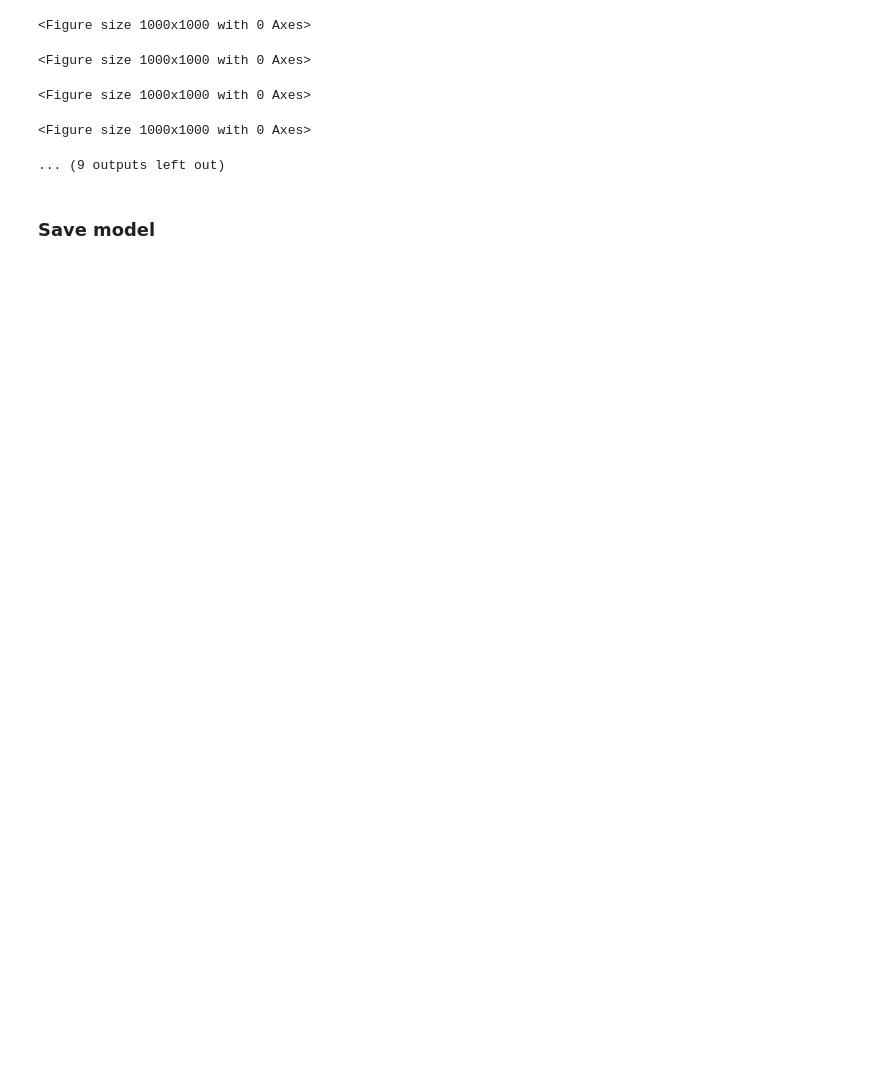
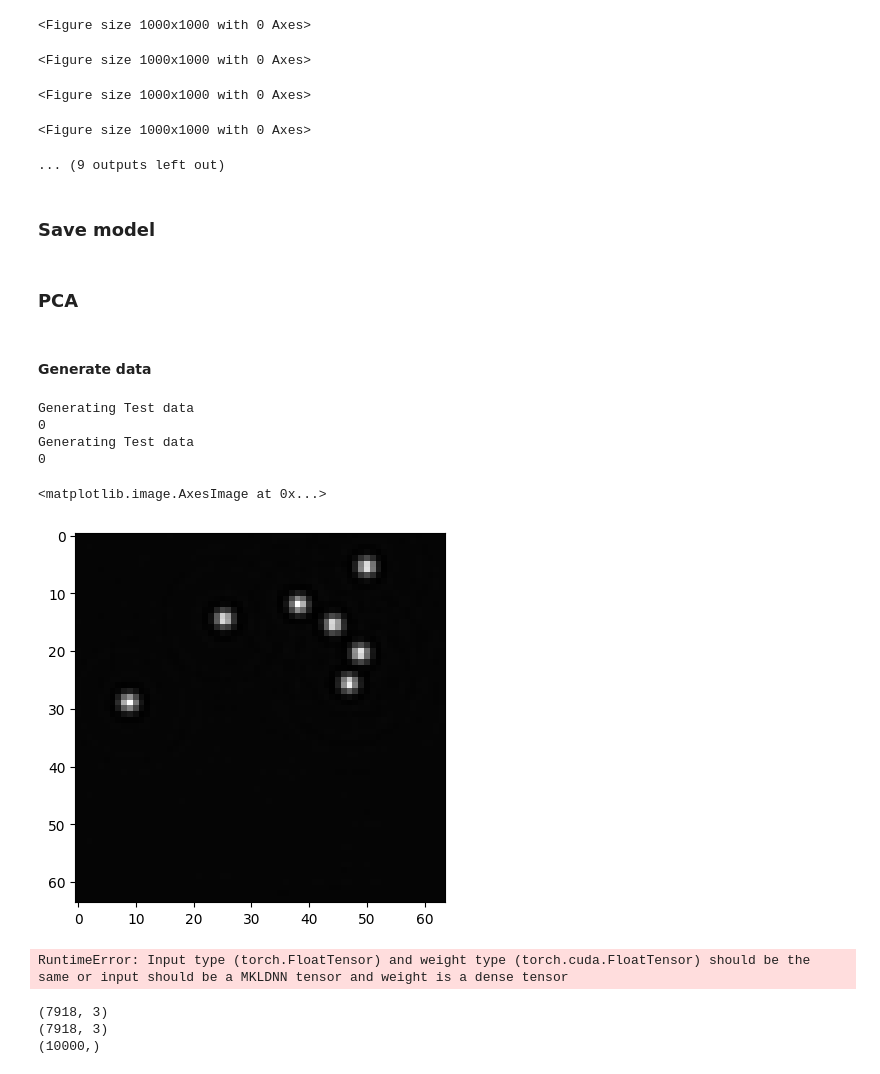
Before and after one commit to GideonJagen/ObjCentricVAE, a Jupyter notebook: test.ipynb, the cells around one changed output. Cells and saved outputs as stored; diff of their text form; code cells hidden in the pictures; blank space fills up the shorter version.

```diff
--- a/test.ipynb
+++ b/test.ipynb
@@ -918,0 +913,4 @@ torch.save(model.state_dict(), "../state_dicts/model-5-20000-presWFix-glimNaN-an
+# %% [markdown]
+### PCA
+# %% [markdown]
+#### Generate data
@@ -918,0 +1006,62 @@ torch.save(model.state_dict(), "../state_dicts/model-5-20000-presWFix-glimNaN-an
+# %%
+dataset_small,_,_ = generate_pca_data(50, 20, 0)
+dataset_large,_,_ = generate_pca_data(50, 20, 1)
+# %% [output]
+Generating Test data
+0
+Generating Test data
+0
+# %%
+plt.imshow(dataset_small[0, 0, 0, :, :].detach().cpu().numpy(), cmap="gray")
+# %% [output]
+<matplotlib.image.AxesImage at 0x...>
+[figure, added]
+# %%
+latents_small, new_latents_small, pres_small = model.model.extract_latents(dataset_small)
+
+presence_small = (torch.squeeze(pres_small) > 0.25)
+
+latents_small = latents_small.view(-1, 8)
+new_latents_small = new_latents_small.view(-1, 8)
+presence_small = presence_small.view(-1)
+
+latents_small = latents_small.detach().cpu().numpy()
+new_latents_small = new_latents_small.detach().cpu().numpy()
+presence_small = presence_small.detach().cpu().numpy()
+
+latents_small = latents_small[presence_small, :]
+new_latents_small = new_latents_small[presence_small, :]
+
+print(latents_small.shape)
+print(new_latents_small.shape)
+print(presence_small.shape)
+
+color_small = np.ones((latents_small.shape[0]))*1
+# %% [output]
+RuntimeError: Input type (torch.FloatTensor) and weight type (torch.cuda.FloatTensor) should be the same or input should be a MKLDNN tensor and weight is a dense tensor
+# %%
+latents_large, new_latents_large, pres_large = model.model.extract_latents(dataset_large)
+
+presence_large = (torch.squeeze(pres_large) > 0.25)
+
+latents_large = latents_large.view(-1, 8)
+new_latents_large = new_latents_large.view(-1, 8)
+presence_large = presence_large.view(-1)
+
+
+latents_large = latents_large.detach().cpu().numpy()
+new_latents_large = new_latents_large.detach().cpu().numpy()
+presence_large = presence_large.detach().cpu().numpy()
+
+latents_large = latents_large[presence_large, :]
+new_latents_large = new_latents_large[presence_large, :]
+
+print(latents_large.shape)
+print(new_latents_large.shape)
+print(presence_large.shape)
+
+color_large = np.ones((latents_large.shape[0]))*2
+# %% [output]
+(7918, 3)
+(7918, 3)
+(10000,)
```
Also changed, not shown: parts of 12 cells of this notebook, 3 other files.
